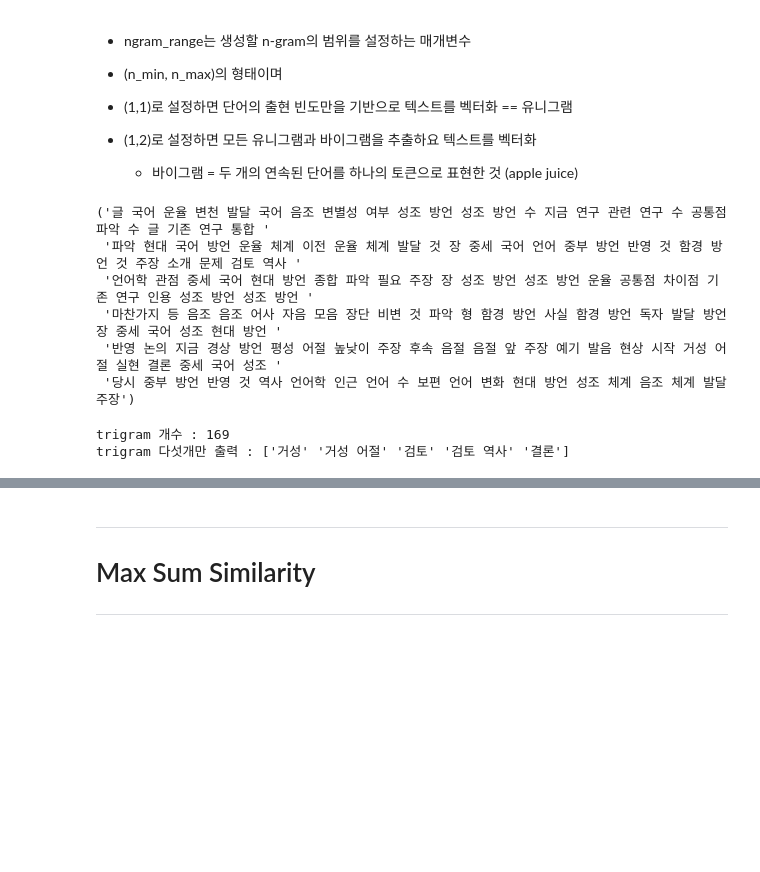
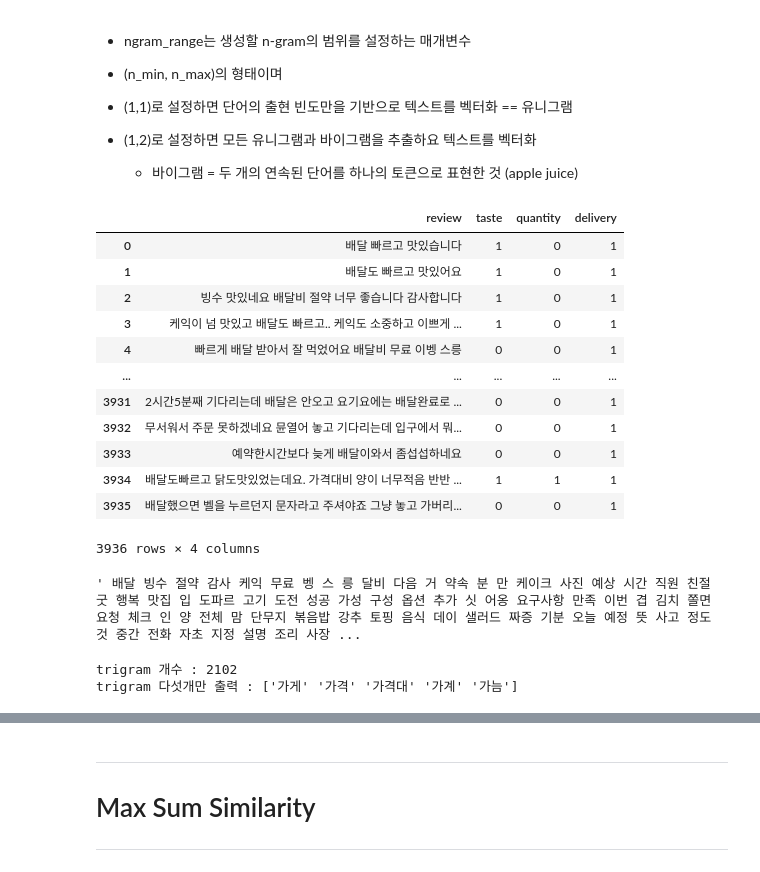
Before and after one commit to chorokdong/Study_everything, a Jupyter notebook: BERT/KeyBERT.ipynb, the cells around one changed output, grey strips where cells are left out. Drawn from its saved outputs; the diff is of its cells as text; code cells hidden in the pictures; blank space fills up the shorter version.

```diff
--- a/BERT/KeyBERT.ipynb
+++ b/BERT/KeyBERT.ipynb
@@ -148,15 +158,24 @@ doc = '''이 글에서는 국어 운율의 변천과 발달을 다루었다. 국
          후속하는 음절의 H가 한 음절씩 앞으로 옮겨졌다는 주장을 하였으며 이것을 예기발음 현상으로 보았다. 그리고 HH로 시작하는 거성형 어절은 변함없이 그대로 실현됨을 보였다.
          결론적으로 중세국어의 성조는 당시의 중부방언을 반영하는 것이며,
          그것이 역사언어학적으로 인근 언어에서도 볼 수 있는 보편적인 언어 변화를 겪으면서 현대 여러 방언의 성조체계나 음조체계로 발달하였음을 주장하였다.'''
-# %%
-# 명사만 추출
-tokenized_doc = mecab.pos(doc)
-tokenized_nouns = ' '.join([word[0] for word in tokenized_doc if word[1].find('NN') == 0])
-pprint(tokenized_nouns)
-# %% [output]
-('글 국어 운율 변천 발달 국어 음조 변별성 여부 성조 방언 성조 방언 수 지금 연구 관련 연구 수 공통점 파악 수 글 기존 연구 통합 '
- '파악 현대 국어 방언 운율 체계 이전 운율 체계 발달 것 장 중세 국어 언어 중부 방언 반영 것 함경 방언 것 주장 소개 문제 검토 역사 '
- '언어학 관점 중세 국어 현대 방언 종합 파악 필요 주장 장 성조 방언 성조 방언 운율 공통점 차이점 기존 연구 인용 성조 방언 성조 방언 '
- '마찬가지 등 음조 음조 어사 자음 모음 장단 비변 것 파악 형 함경 방언 사실 함경 방언 독자 발달 방언 장 중세 국어 성조 현대 방언 '
- '반영 논의 지금 경상 방언 평성 어절 높낮이 주장 후속 음절 음절 앞 주장 예기 발음 현상 시작 거성 어절 실현 결론 중세 국어 성조 '
- '당시 중부 방언 반영 것 역사 언어학 인근 언어 수 보편 언어 변화 현대 방언 성조 체계 음조 체계 발달 주장')
+# %%
+import pandas as pd
+
+data = pd.read_csv('/content/drive/MyDrive/1. AIFFEL/AIFFELTON/data/append_0920.csv', index_col = 0)
+data = data.dropna()
+data = data.reset_index(drop = True)
+data
+# %% [output]
+|  | review | taste | quantity | delivery |
+| 0 | 배달 빠르고 맛있습니다 | 1 | 0 | 1 |
+| 1 | 배달도 빠르고 맛있어요 | 1 | 0 | 1 |
+| 2 | 빙수 맛있네요 배달비 절약 너무 좋습니다 감사합니다 | 1 | 0 | 1 |
+| 3 | 케익이 넘 맛있고 배달도 빠르고.. 케익도 소중하고 이쁘게 ... | 1 | 0 | 1 |
+| 4 | 빠르게 배달 받아서 잘 먹었어요 배달비 무료 이벵 스릉 | 0 | 0 | 1 |
+| ... | ... | ... | ... | ... |
+| 3931 | 2시간5분째 기다리는데 배달은 안오고 요기요에는 배달완료로 ... | 0 | 0 | 1 |
+| 3932 | 무서워서 주문 못하겠네요 뮨열어 놓고 기다리는데 입구에서 뭐... | 0 | 0 | 1 |
+| 3933 | 예약한시간보다 늦게 배달이와서 좀섭섭하네요 | 0 | 0 | 1 |
+| 3934 | 배달도빠르고 닭도맛있었는데요. 가격대비 양이 너무적음 반반 ... | 1 | 1 | 1 |
+| 3935 | 배달했으면 벨을 누르던지 문자라고 주셔야죠 그냥 놓고 가버리... | 0 | 0 | 1 |
+3936 rows × 4 columns
@@ -163,5 +187,18 @@ pprint(tokenized_nouns)
+# %%
+tokenized_nouns = ' '
+for value in doc_list:
+  for word in value:
+    if word[1].find('NN') == 0:
+      if word[0] in tokenized_nouns:
+        continue
+      else:
+        tokenized_nouns = tokenized_nouns + word[0] + ' '
+
+tokenized_nouns
+# %% [output]
+' 배달 빙수 절약 감사 케익 무료 벵 스 릉 달비 다음 거 약속 분 만 케이크 사진 예상 시간 직원 친절 굿 행복 맛집 입 도파르 고기 도전 성공 가성 구성 옵션 추가 싯 어옹 요구사항 만족 이번 겹 김치 쫄면 요청 체크 인 양 전체 맘 단무지 볶음밥 강추 토핑 음식 데이 샐러드 짜증 기분 오늘 예정 뜻 사고 정도 것 중간 전화 자초 지정 설명 조리 사장 ...
 # %%
-n_gram_range = (1, 2)
+n_gram_range = (1, 1)
 
 count = CountVectorizer(ngram_range=n_gram_range).fit([tokenized_nouns])
 candidates = count.get_feature_names_out()
@@ -169,6 +206,6 @@ candidates = count.get_feature_names_out()
 print('trigram 개수 :',len(candidates))
 print('trigram 다섯개만 출력 :',candidates[:5])
 # %% [output]
-trigram 개수 : 169
-trigram 다섯개만 출력 : ['거성' '거성 어절' '검토' '검토 역사' '결론']
+trigram 개수 : 2102
+trigram 다섯개만 출력 : ['가게' '가격' '가격대' '가계' '가늠']
 # %%
```
Also changed, not shown: parts of 18 cells of this notebook.
